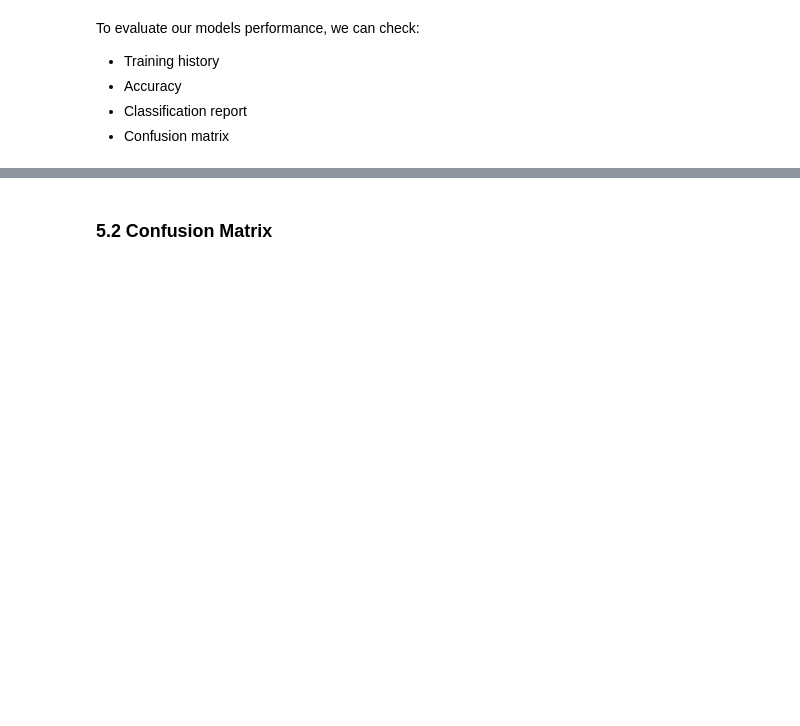
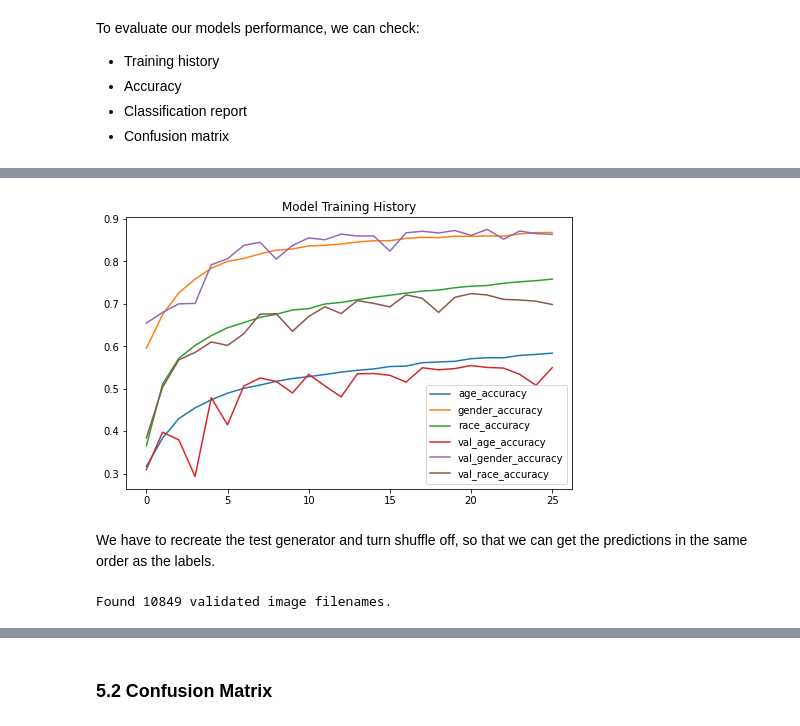
Before and after one commit to asherk7/EthniVision, a Jupyter notebook: ml/ethnivision_model_building.ipynb, the cells around one changed output, grey strips where cells are left out. Cells and saved outputs as stored; diff of their text form; code cells hidden in the pictures; blank space fills up the shorter version.

```diff
--- a/ml/ethnivision_model_building.ipynb
+++ b/ml/ethnivision_model_building.ipynb
@@ -1053,3 +1058,24 @@ pd.DataFrame(history.history).plot(figsize=(8, 5), title="Model Training History
+# %%
+# Plotting the accuracy history of the model
+pd.DataFrame(history.history).loc[:, ['age_accuracy', 'gender_accuracy', 'race_accuracy', 'val_age_accuracy', 'val_gender_accuracy', 'val_race_accuracy']].plot(figsize=(8, 5), title="Model Training History");
+# %% [output]
+[figure, added]
+# %% [markdown]
+We have to recreate the test generator and turn shuffle off, so that we can get the predictions in the same order as the labels.
+# %%
+test_datagen = ImageDataGenerator(rescale=1./255)
+test_generator = test_datagen.flow_from_dataframe(
+    dataframe=test_df,
+    directory=data_dir,
+    x_col="file",
+    y_col=['age', 'gender', 'race'],
+    target_size=img_size,
+    batch_size=batch_size,
+    shuffle=False,
+    class_mode='multi_output',
+)
+# %% [output]
+Found 10849 validated image filenames.
 # %%
 test_loss, age_loss, gender_loss, race_loss, test_accuracy_age, test_accuracy_gender, test_accuracy_race = ethnivision_model.evaluate(test_generator)
 print(f"Test accuracy (Age): {test_accuracy_age}")
```
Also changed, not shown: parts of 26 cells of this notebook, 6 other files.
